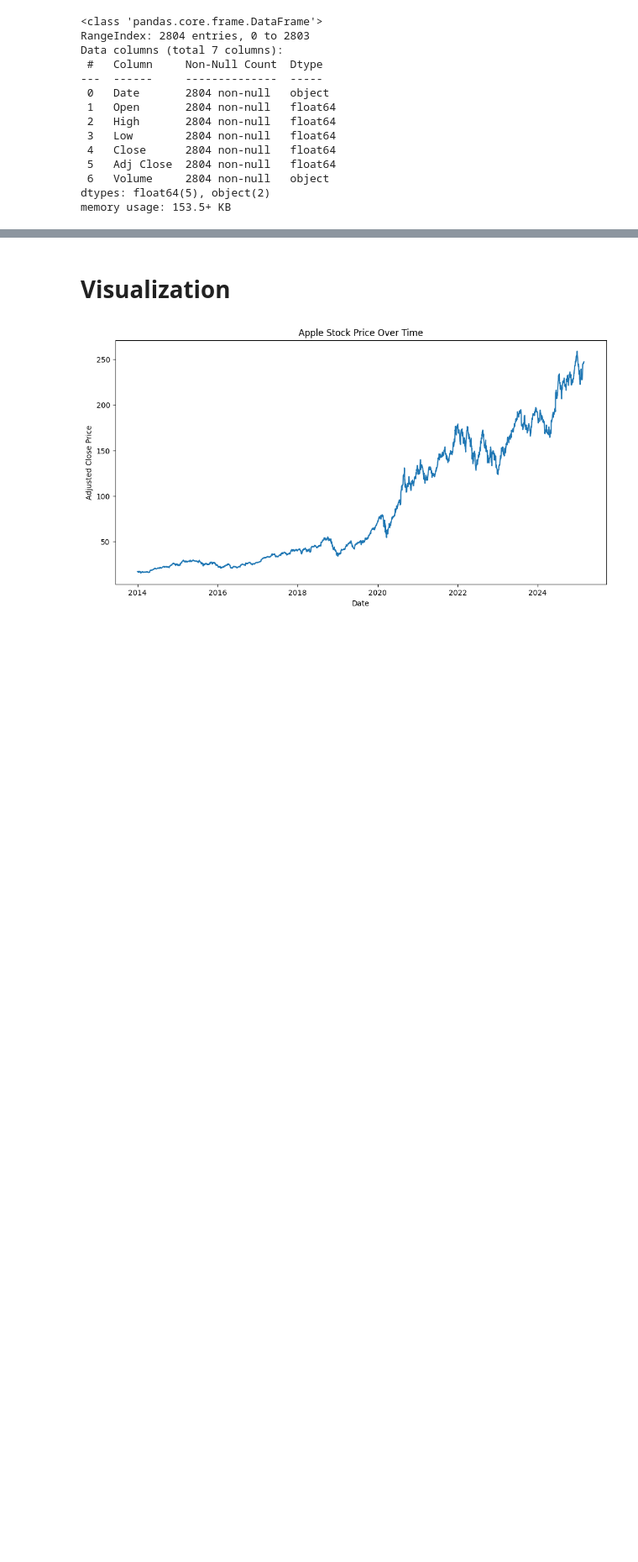
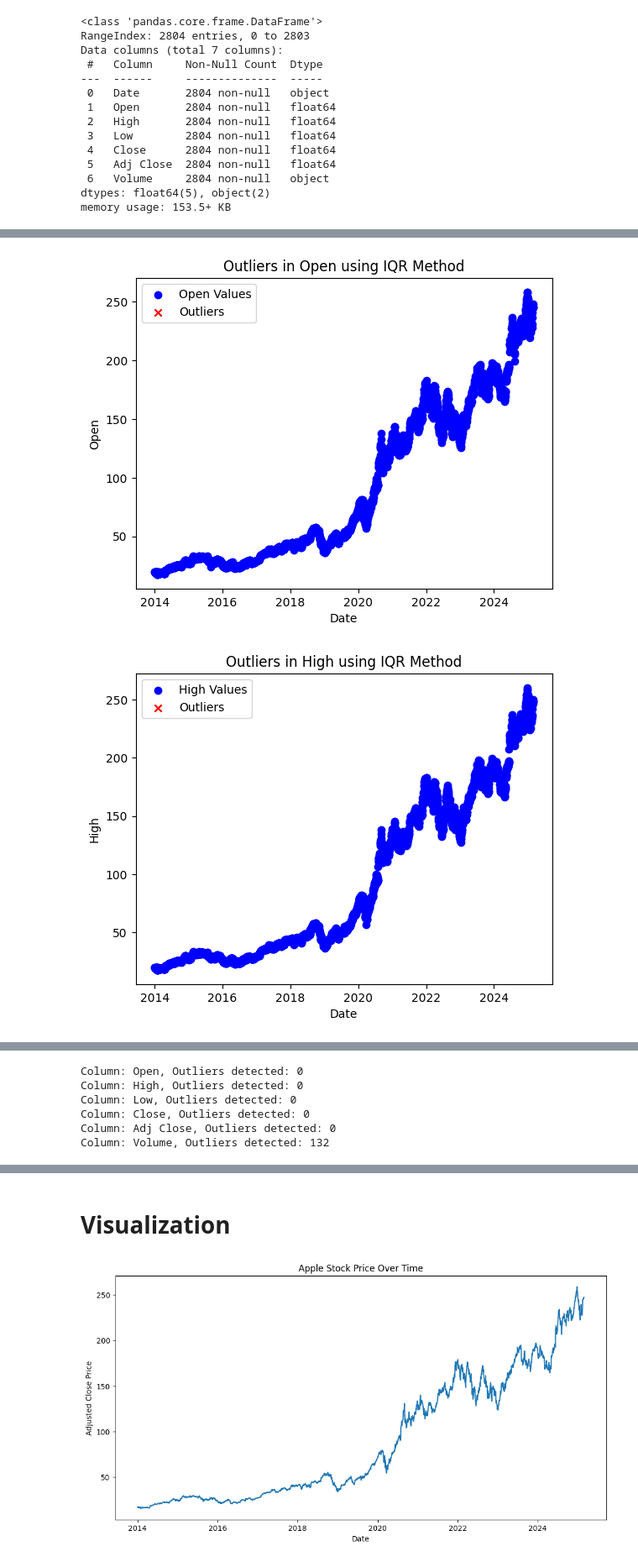
Before and after one commit to OPCoderman/DEP_project_apple_stock_investigation, a Jupyter notebook: visualization .ipynb, the cells around one changed output, grey strips where cells are left out. Shown at 84% size. Saved outputs shown, nothing was run; the diff lists cells and outputs as text; code cells hidden in the pictures; blank space fills up the shorter version.

Commit message:
visualization_update

```diff
--- a/visualization .ipynb
+++ b/visualization .ipynb
@@ -61,0 +102,40 @@ Could not infer format, so each element will be parsed individually, falling bac
+# %%
+#Check Outliers
+# Select only numerical columns (skip non-numeric ones like 'Date')
+numeric_cols = df.select_dtypes(include=["number"]).columns
+
+# Dictionary to store outliers for each column
+outliers_dict = {}
+
+# Loop through all numerical columns
+for col in numeric_cols:
+    # Compute IQR for the column
+    Q1 = df[col].quantile(0.25)
+    Q3 = df[col].quantile(0.75)
+    IQR = Q3 - Q1
+
+    # Define outlier bounds
+    lower_bound = Q1 - 1.5 * IQR
+    upper_bound = Q3 + 1.5 * IQR
+
+    # Find outliers for this column
+    outliers = df[(df[col] < lower_bound) | (df[col] > upper_bound)]
+
+    # Store in dictionary
+    outliers_dict[col] = outliers
+
+    # Plot scatter plot for each column
+    plt.scatter(df["Date"], df[col], label=f"{col} Values", color="blue")
+    plt.scatter(outliers["Date"], outliers[col], color="red", label="Outliers", marker="x")
+    plt.xlabel("Date")
+    plt.ylabel(col)
+    plt.legend()
+    plt.title(f"Outliers in {col} using IQR Method")
+    plt.show()
+
+# Print number of outliers per column
+for col, outliers in outliers_dict.items():
+    print(f"Column: {col}, Outliers detected: {len(outliers)}")
+# %% [output]
+[figure, added]
+[figure, added]
@@ -61,0 +146,6 @@ Could not infer format, so each element will be parsed individually, falling bac
+Column: Open, Outliers detected: 0
+Column: High, Outliers detected: 0
+Column: Low, Outliers detected: 0
+Column: Close, Outliers detected: 0
+Column: Adj Close, Outliers detected: 0
+Column: Volume, Outliers detected: 132
```
Also changed, not shown: parts of 10 cells of this notebook.
